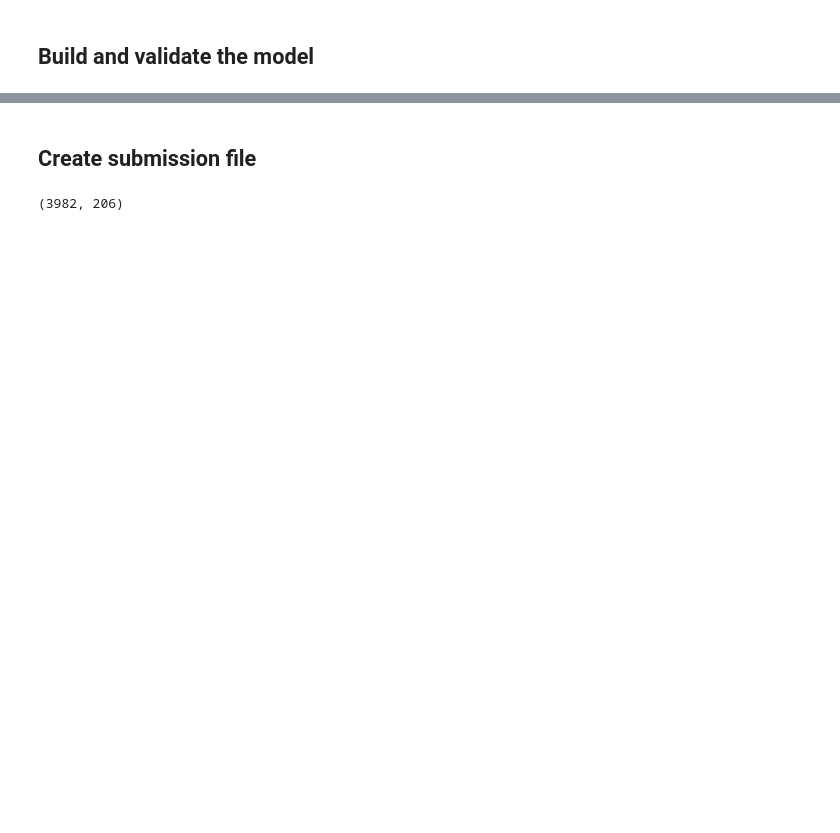
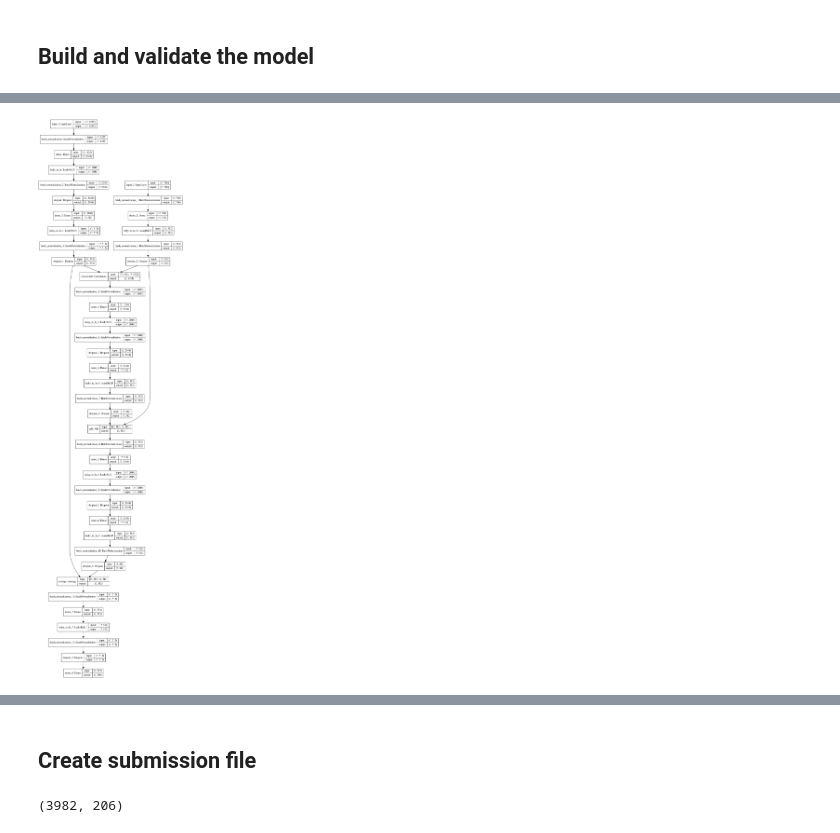
Before and after one commit to dlaststark/machine-learning-projects, a Jupyter notebook: Kaggle/Mechanism of Action/moa-prediction.ipynb, the cells around one changed output, grey strips where cells are left out. Drawn from its saved outputs; the diff is of its cells as text; code cells hidden in the pictures; blank space fills up the shorter version.

Commit message:
Kaggle Hackathon - Copy5

```diff
--- a/Kaggle/Mechanism of Action/moa-prediction.ipynb
+++ b/Kaggle/Mechanism of Action/moa-prediction.ipynb
@@ -79,6 +91,12 @@ def logloss_metric(df, y_true, y_pred):
 
     # Return mean of individual log_loss values
     return np.mean(metrics)
+# %%
+def logloss(y_true, y_pred):
+    p_min = 0.0005
+    p_max = 1 - p_min
+    y_pred = tf.clip_by_value(y_pred, p_min, p_max)
+    return -backend.mean(y_true * backend.log(y_pred) + (1 - y_true) * backend.log(1 - y_pred))
 # %%
 def pca_fet(train, test, features, kind, n_components, SEED=10):
 
@@ -400 +498,5 @@ seed_mstr = [seed_2L, seed_3L, seed_4L, seed_5L]
+# %%
+plot_model(model, to_file='/kaggle/working/moa_prediction_model.png', show_shapes=True, show_layer_names=True)
+# %% [output]
+[figure, added]
 # %%
```
Also changed, not shown: parts of 20 cells of this notebook.
